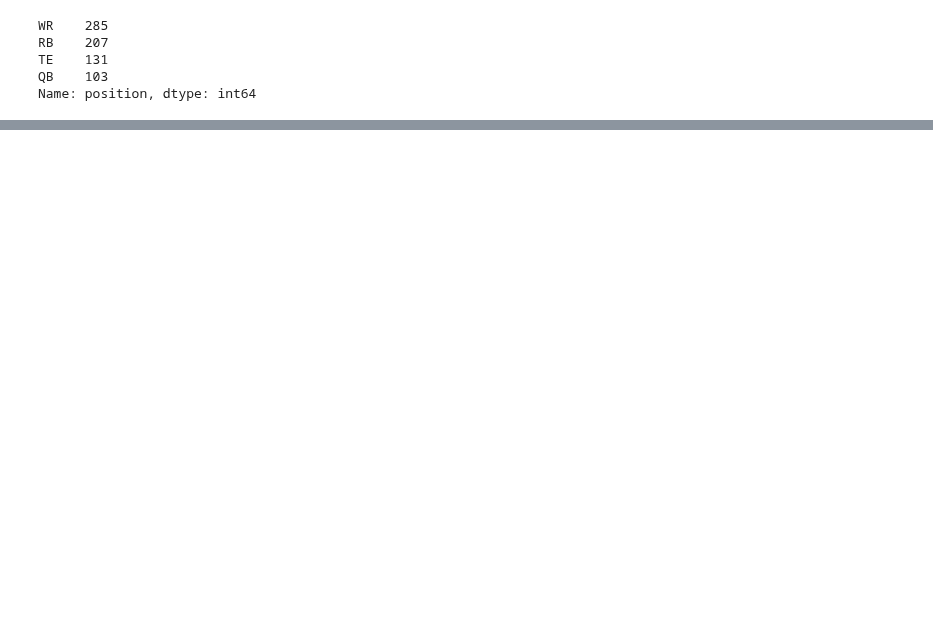
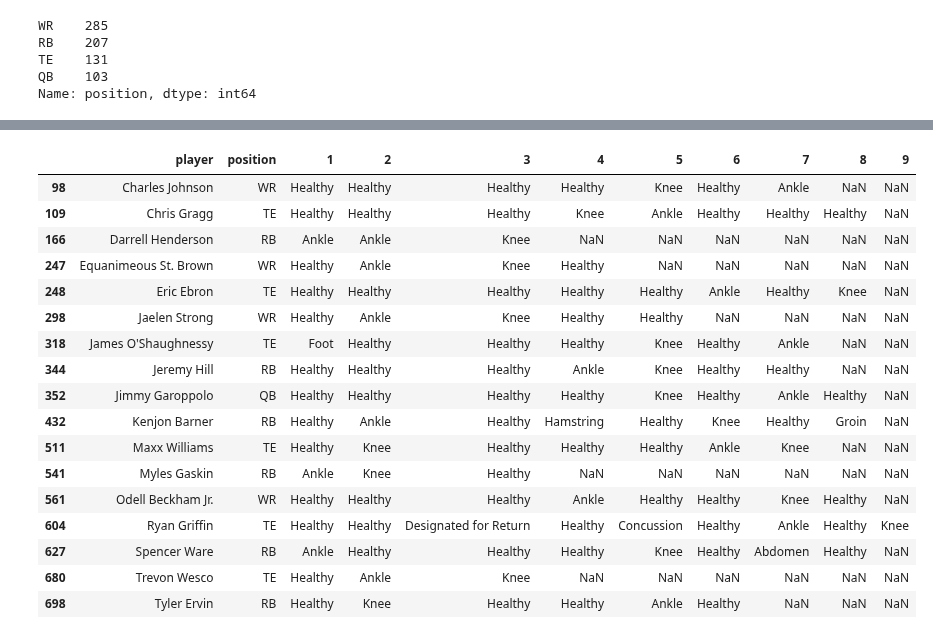
Before and after one commit to djboudia/Gridiron-Gurneys, a Jupyter notebook: 02_EDA_Model_Development.ipynb, the cells around one changed output, grey strips where cells are left out. Saved outputs shown, nothing was run; the diff lists cells and outputs as text; code cells hidden in the pictures; blank space fills up the shorter version.

```diff
--- a/02_EDA_Model_Development.ipynb
+++ b/02_EDA_Model_Development.ipynb
@@ -4,6 +4,7 @@
 import pandas as pd
 import numpy as np
 import matplotlib.pyplot as plt
+pd.set_option('display.max_rows', 500)
 # %%
 career = pd.read_csv('ir_career.csv')
 # %% [markdown]
@@ -87,0 +285,22 @@ AttributeError: 'dict' object has no attribute 'sort_keys'
+# %%
+career[(career.isin(['Knee']).any(axis=1)) &
+      (career.isin(['Ankle']).any(axis=1))]
+# %% [output]
+|  | player | position | 1 | 2 | 3 | 4 | 5 | 6 | 7 | 8 | 9 |
+| 98 | Charles Johnson | WR | Healthy | Healthy | Healthy | Healthy | Knee | Healthy | Ankle | NaN | NaN |
+| 109 | Chris Gragg | TE | Healthy | Healthy | Healthy | Knee | Ankle | Healthy | Healthy | Healthy | NaN |
+| 166 | Darrell Henderson | RB | Ankle | Ankle | Knee | NaN | NaN | NaN | NaN | NaN | NaN |
+| 247 | Equanimeous St. Brown | WR | Healthy | Ankle | Knee | Healthy | NaN | NaN | NaN | NaN | NaN |
+| 248 | Eric Ebron | TE | Healthy | Healthy | Healthy | Healthy | Healthy | Ankle | Healthy | Knee | NaN |
+| 298 | Jaelen Strong | WR | Healthy | Ankle | Knee | Healthy | Healthy | NaN | NaN | NaN | NaN |
+| 318 | James O'Shaughnessy | TE | Foot | Healthy | Healthy | Healthy | Knee | Healthy | Ankle | NaN | NaN |
+| 344 | Jeremy Hill | RB | Healthy | Healthy | Healthy | Ankle | Knee | Healthy | Healthy | NaN | NaN |
+| 352 | Jimmy Garoppolo | QB | Healthy | Healthy | Healthy | Healthy | Knee | Healthy | Ankle | Healthy | NaN |
+| 432 | Kenjon Barner | RB | Healthy | Ankle | Healthy | Hamstring | Healthy | Knee | Healthy | Groin | NaN |
+| 511 | Maxx Williams | TE | Healthy | Knee | Healthy | Healthy | Healthy | Ankle | Knee | NaN | NaN |
+| 541 | Myles Gaskin | RB | Ankle | Knee | Healthy | NaN | NaN | NaN | NaN | NaN | NaN |
+| 561 | Odell Beckham Jr. | WR | Healthy | Healthy | Healthy | Ankle | Healthy | Healthy | Knee | Healthy | NaN |
+| 604 | Ryan Griffin | TE | Healthy | Healthy | Designated for Return | Healthy | Concussion | Healthy | Ankle | Healthy | Knee |
+| 627 | Spencer Ware | RB | Ankle | Healthy | Healthy | Healthy | Knee | Healthy | Abdomen | Healthy | NaN |
+| 680 | Trevon Wesco | TE | Healthy | Ankle | Knee | NaN | NaN | NaN | NaN | NaN | NaN |
+| 698 | Tyler Ervin | RB | Healthy | Knee | Healthy | Healthy | Ankle | Healthy | NaN | NaN | NaN |
```
Also changed, not shown: parts of 29 cells of this notebook.
